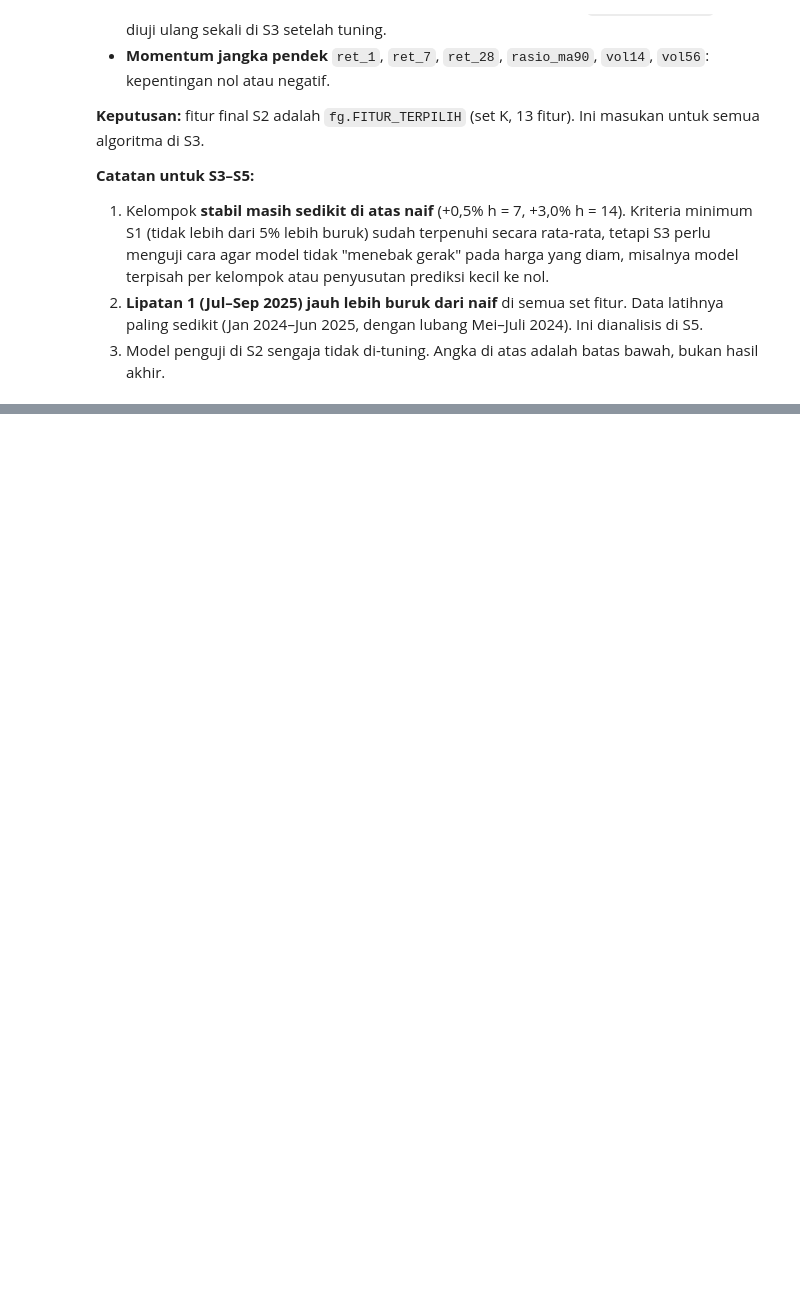
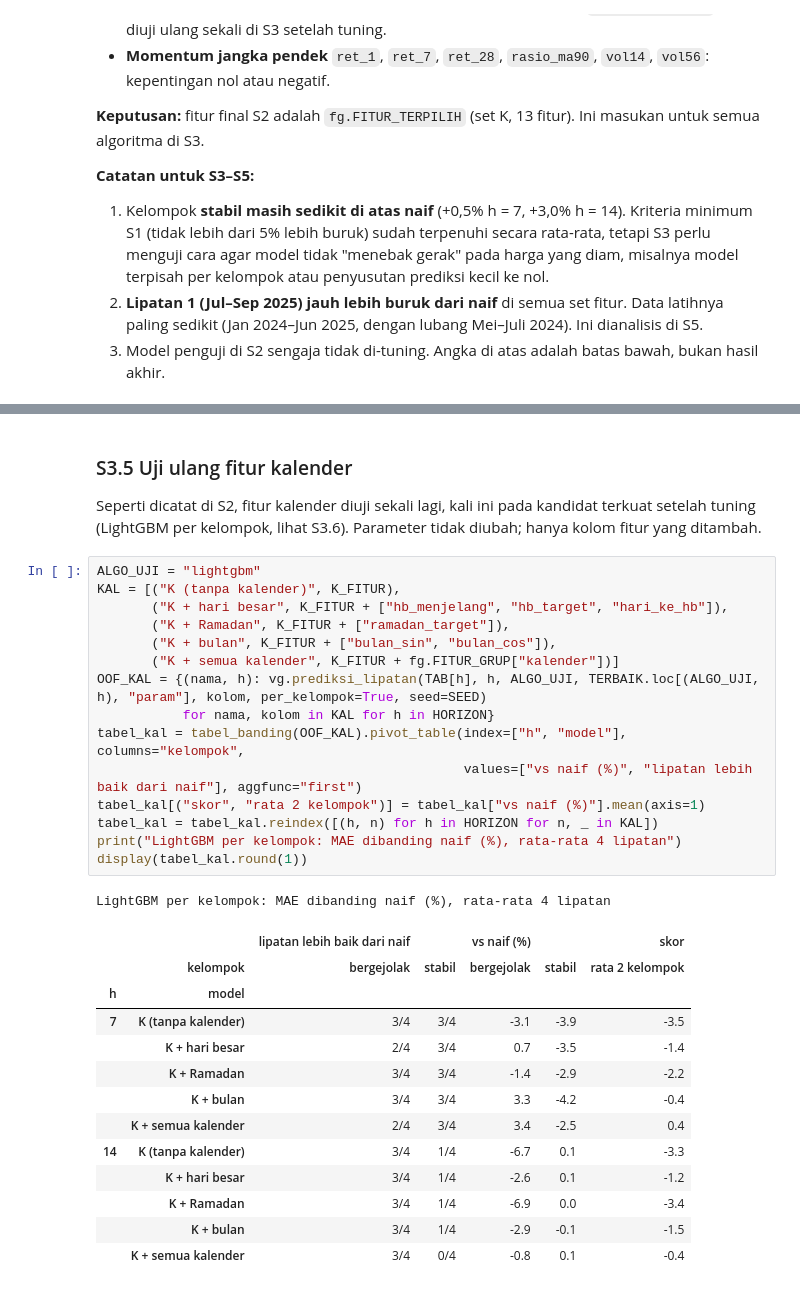
Before and after one commit to Arjunamelix/da-ds-2026-kelompok-04, a Jupyter notebook: notebooks/pemodelan.ipynb, the cells around one changed output, grey strips where cells are left out. Drawn from its saved outputs; the diff is of its cells as text; blank space fills up the shorter version.

```diff
--- a/notebooks/pemodelan.ipynb
+++ b/notebooks/pemodelan.ipynb
@@ -862,0 +1163,35 @@ MAE dibanding naif (%), negatif = lebih baik
+# %% [markdown]
+### S3.5 Uji ulang fitur kalender
+
+Seperti dicatat di S2, fitur kalender diuji sekali lagi, kali ini pada kandidat terkuat setelah tuning (LightGBM per kelompok,
+lihat S3.6). Parameter tidak diubah; hanya kolom fitur yang ditambah.
+# %%
+ALGO_UJI = "lightgbm"
+KAL = [("K (tanpa kalender)", K_FITUR),
+       ("K + hari besar", K_FITUR + ["hb_menjelang", "hb_target", "hari_ke_hb"]),
+       ("K + Ramadan", K_FITUR + ["ramadan_target"]),
+       ("K + bulan", K_FITUR + ["bulan_sin", "bulan_cos"]),
+       ("K + semua kalender", K_FITUR + fg.FITUR_GRUP["kalender"])]
+OOF_KAL = {(nama, h): vg.prediksi_lipatan(TAB[h], h, ALGO_UJI, TERBAIK.loc[(ALGO_UJI, h), "param"], kolom, per_kelompok=True, seed=SEED)
+           for nama, kolom in KAL for h in HORIZON}
+tabel_kal = tabel_banding(OOF_KAL).pivot_table(index=["h", "model"], columns="kelompok",
+                                               values=["vs naif (%)", "lipatan lebih baik dari naif"], aggfunc="first")
+tabel_kal[("skor", "rata 2 kelompok")] = tabel_kal["vs naif (%)"].mean(axis=1)
+tabel_kal = tabel_kal.reindex([(h, n) for h in HORIZON for n, _ in KAL])
+print("LightGBM per kelompok: MAE dibanding naif (%), rata-rata 4 lipatan")
+display(tabel_kal.round(1))
+# %% [output]
+LightGBM per kelompok: MAE dibanding naif (%), rata-rata 4 lipatan
+|  |  | lipatan lebih baik dari naif |  | vs naif (%) |  | skor |
+|  | kelompok | bergejolak | stabil | bergejolak | stabil | rata 2 kelompok |
+| h | model |  |  |  |  |  |
+| 7 | K (tanpa kalender) | 3/4 | 3/4 | -3.1 | -3.9 | -3.5 |
+|  | K + hari besar | 2/4 | 3/4 | 0.7 | -3.5 | -1.4 |
+|  | K + Ramadan | 3/4 | 3/4 | -1.4 | -2.9 | -2.2 |
+|  | K + bulan | 3/4 | 3/4 | 3.3 | -4.2 | -0.4 |
+|  | K + semua kalender | 2/4 | 3/4 | 3.4 | -2.5 | 0.4 |
+| 14 | K (tanpa kalender) | 3/4 | 1/4 | -6.7 | 0.1 | -3.3 |
+|  | K + hari besar | 3/4 | 1/4 | -2.6 | 0.1 | -1.2 |
+|  | K + Ramadan | 3/4 | 1/4 | -6.9 | 0.0 | -3.4 |
+|  | K + bulan | 3/4 | 1/4 | -2.9 | -0.1 | -1.5 |
+|  | K + semua kalender | 3/4 | 0/4 | -0.8 | 0.1 | -0.4 |
```
Also changed, not shown: parts of 26 cells of this notebook, 7 other files.
